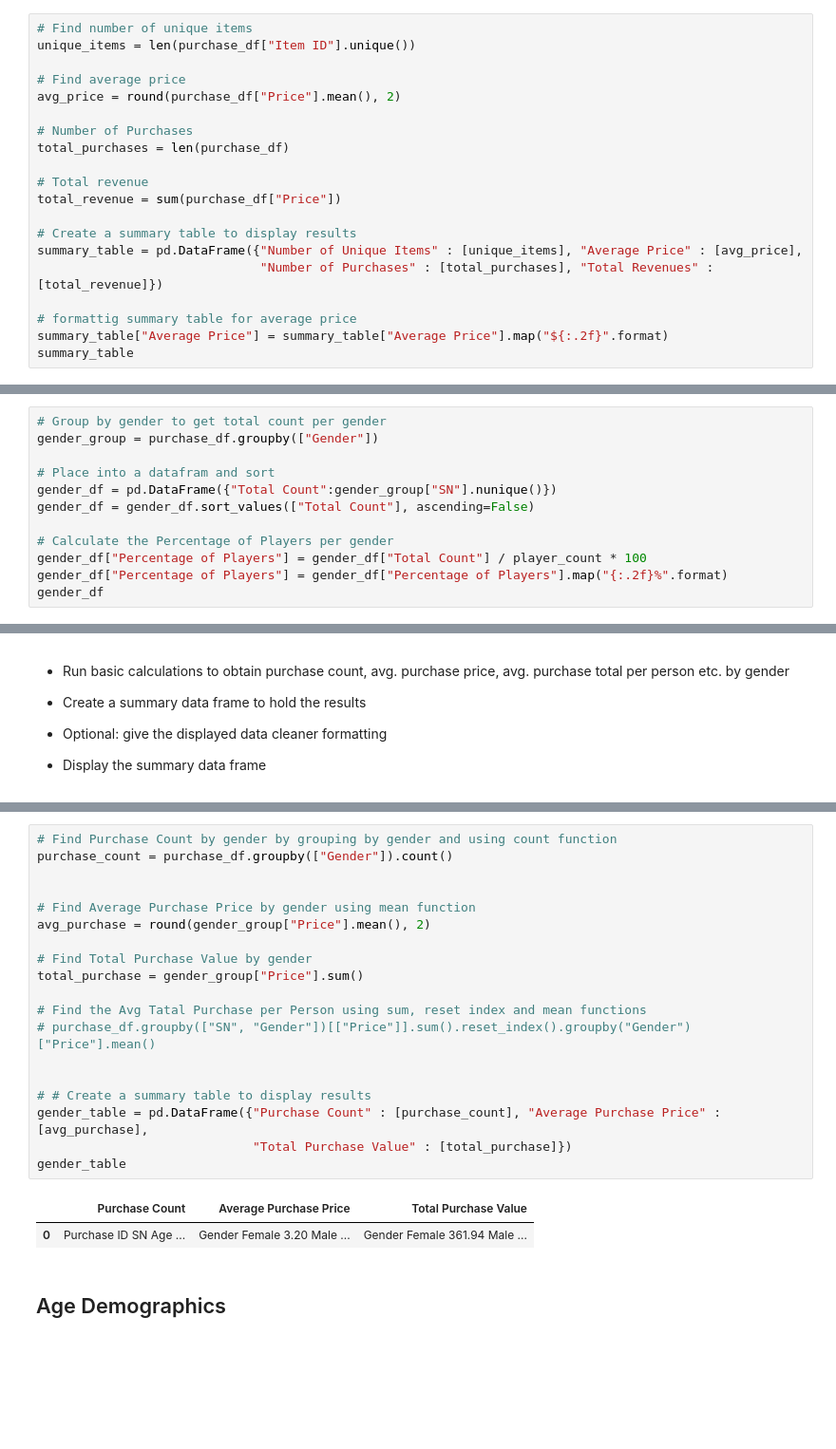
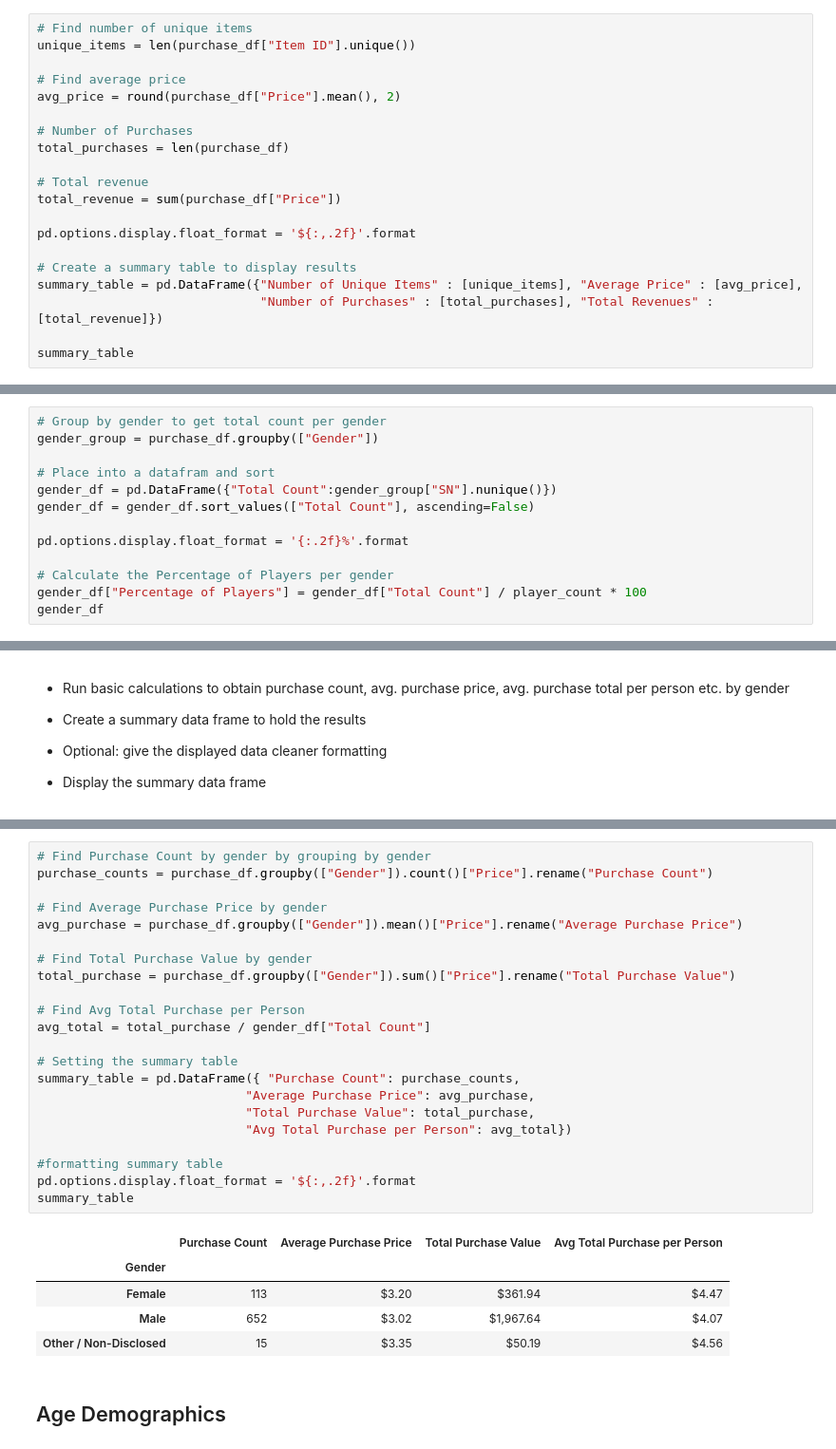
Before and after one commit to LeslySok/pandas-challenge, a Jupyter notebook: HeroesOfPymoli/HeroesOfPymoli_starter.ipynb, the cells around one changed output, grey strips where cells are left out. Shown: that part at 95% size. Drawn from its saved outputs; the diff is of its cells as text; blank space fills up the shorter version.

```diff
--- a/HeroesOfPymoli/HeroesOfPymoli_starter.ipynb
+++ b/HeroesOfPymoli/HeroesOfPymoli_starter.ipynb
@@ -58,12 +60,12 @@ total_purchases = len(purchase_df)
 # Total revenue
 total_revenue = sum(purchase_df["Price"])
 
+pd.options.display.float_format = '${:,.2f}'.format
+
 # Create a summary table to display results
 summary_table = pd.DataFrame({"Number of Unique Items" : [unique_items], "Average Price" : [avg_price],
                               "Number of Purchases" : [total_purchases], "Total Revenues" : [total_revenue]})
 
-# formattig summary table for average price
-summary_table["Average Price"] = summary_table["Average Price"].map("${:.2f}".format)
 summary_table
 # %% [output]
 |  | Number of Unique Items | Average Price | Number of Purchases | Total Revenues |
@@ -86,9 +88,10 @@ gender_group = purchase_df.groupby(["Gender"])
 gender_df = pd.DataFrame({"Total Count":gender_group["SN"].nunique()})
 gender_df = gender_df.sort_values(["Total Count"], ascending=False)
 
+pd.options.display.float_format = '{:.2f}%'.format
+
 # Calculate the Percentage of Players per gender
 gender_df["Percentage of Players"] = gender_df["Total Count"] / player_count * 100
-gender_df["Percentage of Players"] = gender_df["Percentage of Players"].map("{:.2f}%".format)
 gender_df
 # %% [output]
 |  | Total Count | Percentage of Players |
@@ -155,25 +118,31 @@ Name: Price, dtype: float64
 # %%
-# Find Purchase Count by gender by grouping by gender and using count function
-purchase_count = purchase_df.groupby(["Gender"]).count()
+# Find Purchase Count by gender by grouping by gender
+purchase_counts = purchase_df.groupby(["Gender"]).count()["Price"].rename("Purchase Count")
 
-
-# Find Average Purchase Price by gender using mean function
-avg_purchase = round(gender_group["Price"].mean(), 2)
+# Find Average Purchase Price by gender
+avg_purchase = purchase_df.groupby(["Gender"]).mean()["Price"].rename("Average Purchase Price")
 
 # Find Total Purchase Value by gender
-total_purchase = gender_group["Price"].sum()
+total_purchase = purchase_df.groupby(["Gender"]).sum()["Price"].rename("Total Purchase Value")
 
-# Find the Avg Tatal Purchase per Person using sum, reset index and mean functions
-# purchase_df.groupby(["SN", "Gender"])[["Price"]].sum().reset_index().groupby("Gender")["Price"].mean()
+# Find Avg Total Purchase per Person
+avg_total = total_purchase / gender_df["Total Count"]
 
+# Setting the summary table
+summary_table = pd.DataFrame({ "Purchase Count": purchase_counts,
+                            "Average Purchase Price": avg_purchase,
+                            "Total Purchase Value": total_purchase,
+                            "Avg Total Purchase per Person": avg_total})
 
-# # Create a summary table to display results
-gender_table = pd.DataFrame({"Purchase Count" : [purchase_count], "Average Purchase Price" : [avg_purchase],
-                             "Total Purchase Value" : [total_purchase]})
-gender_table
+#formatting summary table
+pd.options.display.float_format = '${:,.2f}'.format
+summary_table
 # %% [output]
-|  | Purchase Count | Average Purchase Price | Total Purchase Value |
-| 0 | Purchase ID SN Age ... | Gender Female 3.20 Male ... | Gender Female 361.94 Male ... |
+|  | Purchase Count | Average Purchase Price | Total Purchase Value | Avg Total Purchase per Person |
+| Gender |  |  |  |  |
+| Female | 113 | $3.20 | $361.94 | $4.47 |
+| Male | 652 | $3.02 | $1,967.64 | $4.07 |
+| Other / Non-Disclosed | 15 | $3.35 | $50.19 | $4.56 |
 # %% [markdown]
 ## Age Demographics
 # %% [markdown]
```
Also changed, not shown: parts of 16 cells of this notebook.
